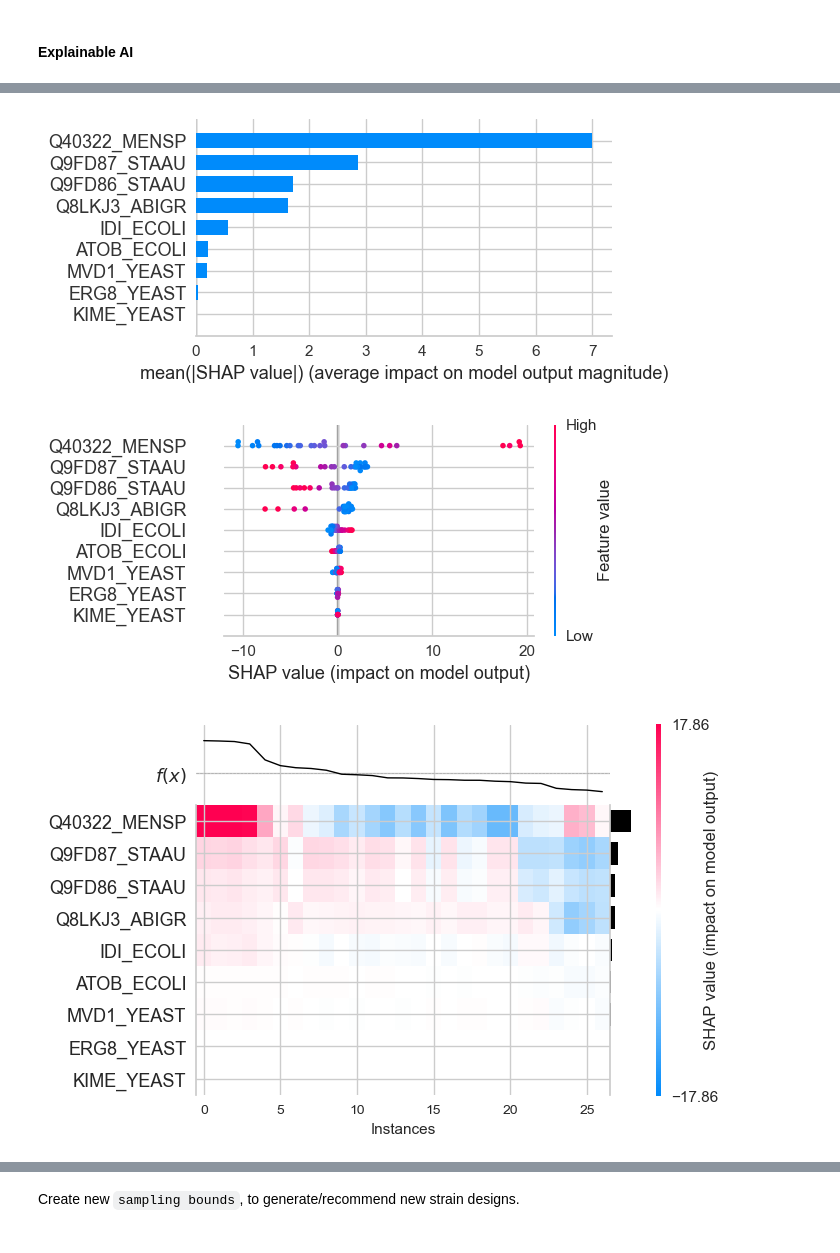
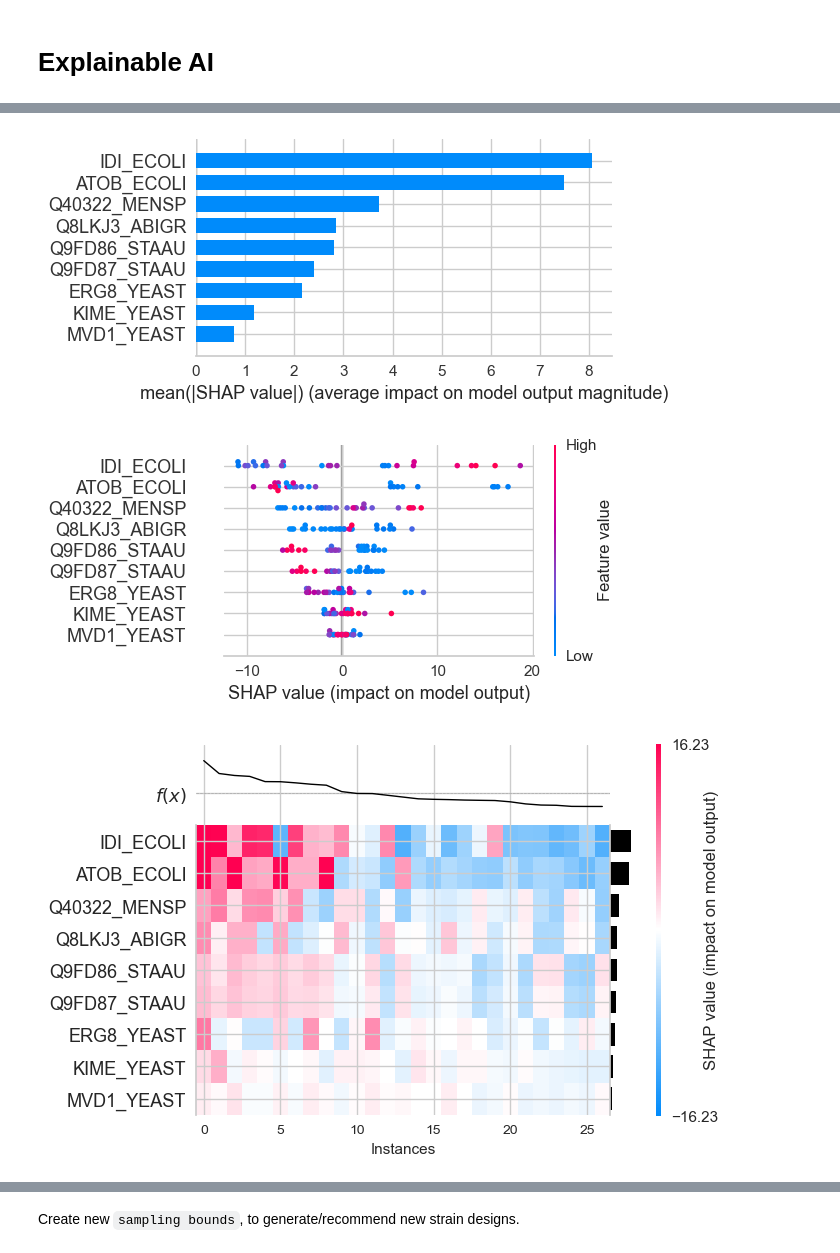
Before and after one commit to costasmexis/straindesignXAI, a Jupyter notebook: notebooks/Limonene_manual.ipynb, the cells around one changed output, grey strips where cells are left out. Saved outputs shown, nothing was run; the diff lists cells and outputs as text; code cells hidden in the pictures.

```diff
--- a/notebooks/Limonene_manual.ipynb
+++ b/notebooks/Limonene_manual.ipynb
@@ -144,15 +102,29 @@ Fitting 10 folds for each of 1 candidates, totalling 10 fits
 # %%
-from sklearn.metrics import mean_absolute_error, mean_squared_error
-from sklearn.model_selection import train_test_split
+s = setup(df_A, target="Limonene", session_id=1, normalize=False, verbose=False)
+model = create_model("xgboost", cross_validation=True, fold=5, verbose=False)
+final_model = tune_model(
+    model,
+    optimize="RMSE",
+    fold=5,
+    search_library="scikit-optimize",
+    n_iter=50,
+    search_algorithm="bayesian",
+    verbose=False,
+    tuner_verbose=True
+)
+print(final_model)
 
-def bootstrap(X, y, model: object, n: int=100):
+def bootstrap(X, y, model: object, n: int = 100):
     mae_values = []
     for i in tqdm(range(n)):
-        X_train, X_test, y_train, y_test = train_test_split(X, y, test_size=0.30, random_state=i)
+        X_train, X_test, y_train, y_test = train_test_split(
+            X, y, test_size=0.30, random_state=i
+        )
         y_pred = model.predict(X_test)
         mae_values.append(mean_absolute_error(y_test, y_pred))
     return mae_values
 
+
 mae_values = bootstrap(X_train, y_train, final_model)
-print(f'Mean MAE: {np.mean(mae_values)}')
+print(f"Bootstraped Mean(MAE) = {np.mean(mae_values)}")
 # %% [output]
@@ -160,10 +143,21 @@ Mean MAE: 14.140064694652544
 # %% [markdown]
-#### Explainable AI
+# Explainable AI
 # %%
 import shap
+import matplotlib.pyplot as plt
+from alibi.explainers import ALE, PartialDependence, plot_ale, plot_pd
 
-def pdplot(X: np.array, col: str, model: object, ice: bool=False):
-    shap.plots.partial_dependence(col, model.predict, X, ice=ice, model_expected_value=True, feature_expected_value=True, show=True)
+def pdplot(X: np.array, col: str, model: object, ice: bool = False):
+    shap.plots.partial_dependence(
+        col,
+        model.predict,
+        X,
+        ice=ice,
+        model_expected_value=True,
+        feature_expected_value=True,
+        show=True,
+    )
+
 
 def shap_scatter(feature: str, color=None):
     if color:
@@ -181,4 +181,4 @@ shap.plots.heatmap(shap_values, instance_order=shap_values.sum(1), plot_width=6)
-[figure, old version]
+[figure, new version]
-[figure, old version]
+[figure, new version]
-[figure, old version]
+[figure, new version]
 # %%
```
Also changed, not shown: parts of 16 cells of this notebook.
